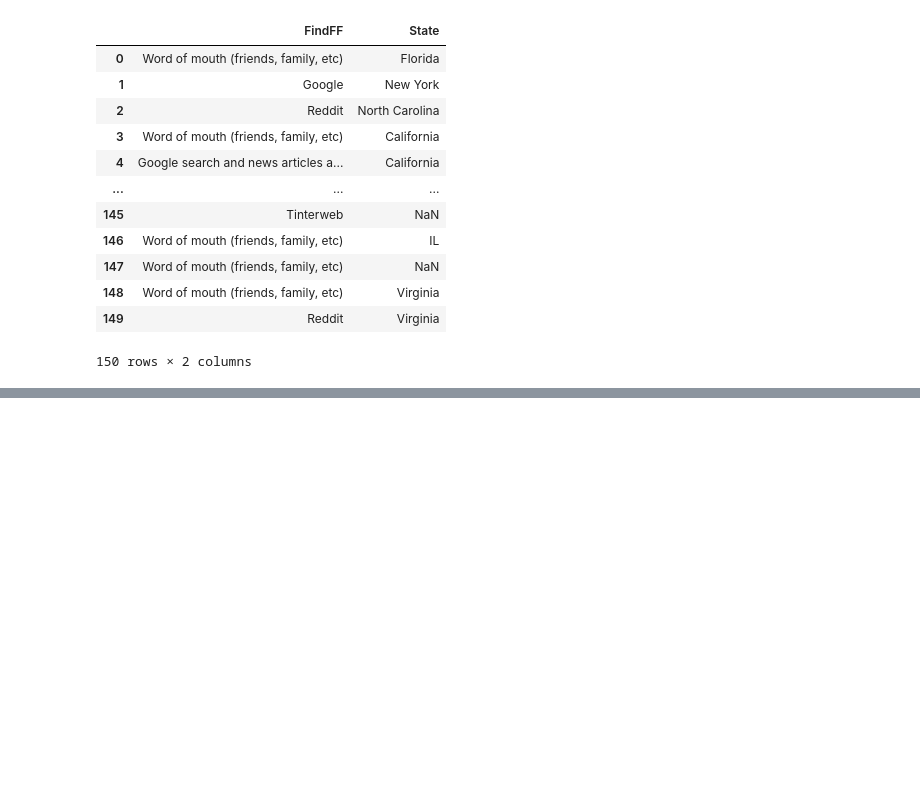
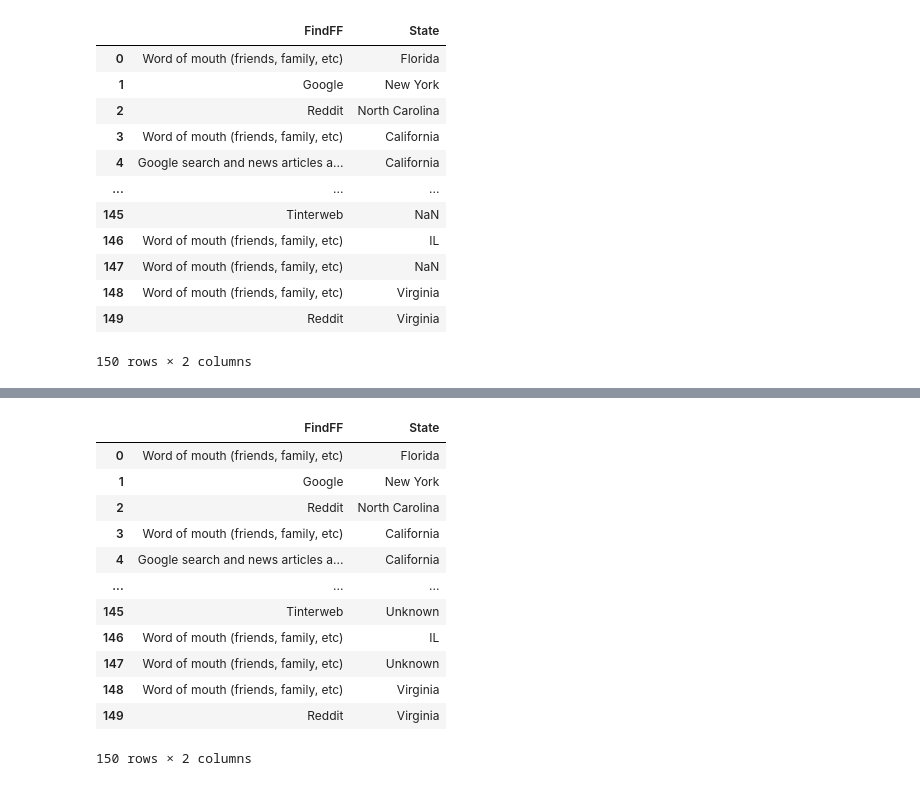
Before and after one commit to e2liang/Falling-Fruit, a Jupyter notebook: foraging_survey.ipynb, the cells around one changed output, grey strips where cells are left out. Cells and saved outputs as stored; diff of their text form; code cells hidden in the pictures; blank space fills up the shorter version.

```diff
--- a/foraging_survey.ipynb
+++ b/foraging_survey.ipynb
@@ -45,0 +68,18 @@ df
+# %%
+# copy df to save original data
+testing_df = new_df.copy()
+testing_df
+# %% [output]
+|  | FindFF | State |
+| 0 | Word of mouth (friends, family, etc) | Florida |
+| 1 | Google | New York |
+| 2 | Reddit | North Carolina |
+| 3 | Word of mouth (friends, family, etc) | California |
+| 4 | Google search and news articles a... | California |
+| ... | ... | ... |
+| 145 | Tinterweb | Unknown |
+| 146 | Word of mouth (friends, family, etc) | IL |
+| 147 | Word of mouth (friends, family, etc) | Unknown |
+| 148 | Word of mouth (friends, family, etc) | Virginia |
+| 149 | Reddit | Virginia |
+150 rows × 2 columns
```
Also changed, not shown: parts of 23 cells of this notebook, 1 other file.
